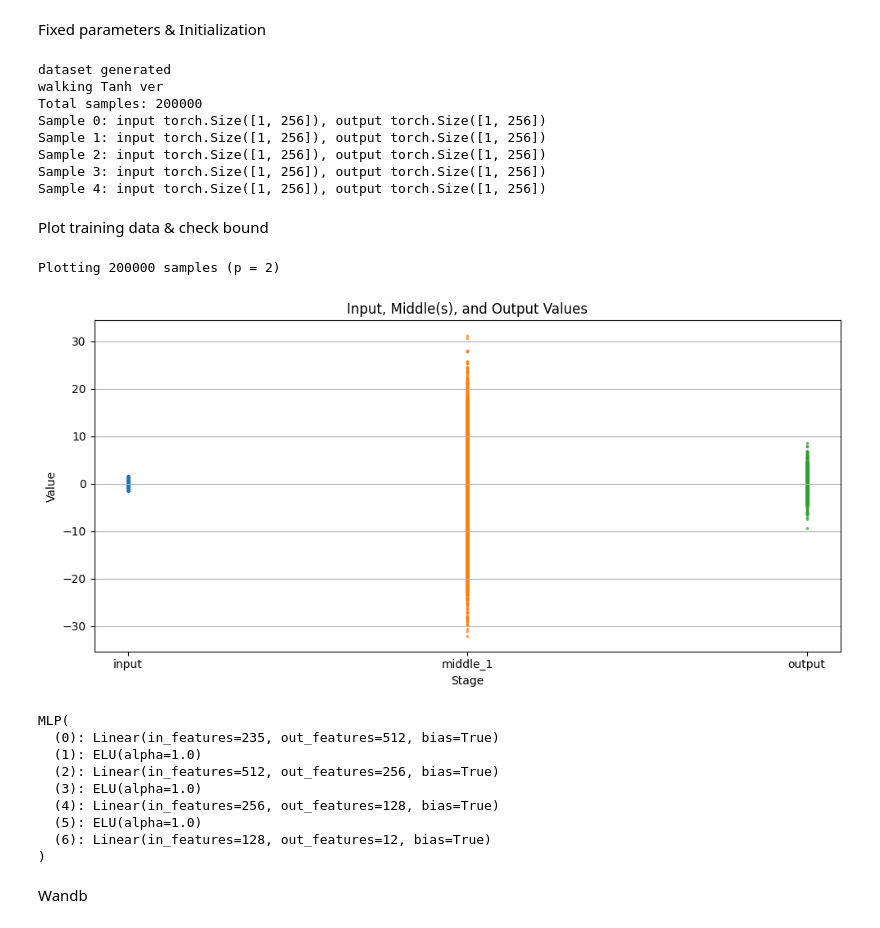
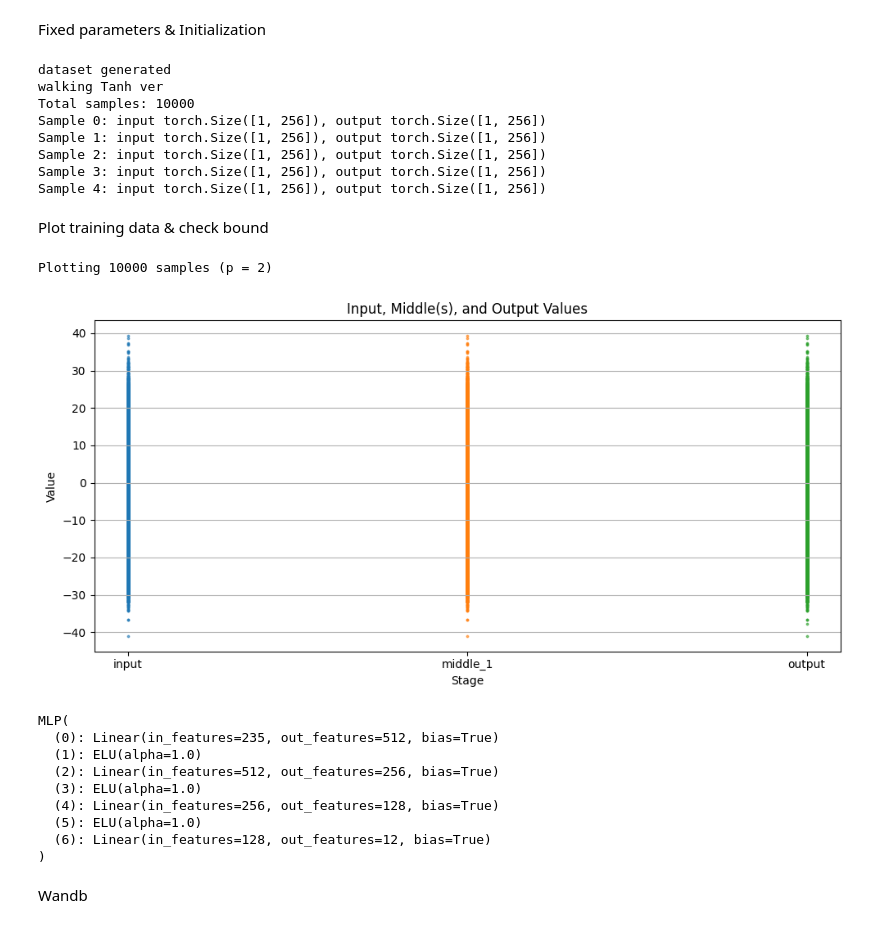
Before and after one commit to gyf23205/Koopman_decompose_ext, a Jupyter notebook: KAE/main_walk_2.ipynb, the cells around one changed output. Drawn from its saved outputs; the diff is of its cells as text; code cells hidden in the pictures.

```diff
--- a/KAE/main_walk_2.ipynb
+++ b/KAE/main_walk_2.ipynb
@@ -46,9 +46,9 @@ load_model = False
 load_model_name = 'test2.pth'
 
 # KAE parameters
-observable_dim = 128 # observable dim
+observable_dim = 64 # observable dim
 padded_dimension = 256 # MUST BE BIGGER THAN ANY STATE DIMENSION (INPUT, OUPTUT, INTERNAL)
-kae_size = 512 # size of KAE
+kae_size = 256 # size of KAE
 c1, c2, c3 = 1, 1, 1 # KAE loss parameters
 p = 2 # KAE prediction step
 loss_dist_mc_sample_num = 5 # number of MC integral samples
@@ -61,7 +61,7 @@ eig_coef = -1
 dist_coef = -1
 
 # Data & Training parameter
-training_data_generation_loop = 100000 # how many loop you will run to generate the data
+training_data_generation_loop = 5000 # how many loop you will run to generate the data
                                       # NOT NUMBER OF TRAINING DATA: that is 'training_data_size'
 validation_data_generation_loop = 1000 # how many loop you will run to generate the data
                                       # NOT NUMBER OF TRAINING DATA: that is 'training_data_size'
@@ -281,7 +281,7 @@ for i, (inp, out) in enumerate(training_data[:5]):  # show first 5
 # %% [output]
 dataset generated
 walking Tanh ver
-Total samples: 200000
+Total samples: 10000
 Sample 0: input torch.Size([1, 256]), output torch.Size([1, 256])
 Sample 1: input torch.Size([1, 256]), output torch.Size([1, 256])
 Sample 2: input torch.Size([1, 256]), output torch.Size([1, 256])
@@ -298,36 +298,37 @@ print(f"Plotting {len(training_data)} samples (p = {p})")
 
 categories = ["input"] + [f"middle_{i+1}" for i in range(p-1)] + ["output"]
 x_labels = list(range(len(categories)))
 all_values = {label: [] for label in categories}
 
 # collect all data by stage
-for i in range(0, 100*p, p):
+# for i in range(0, 100*p, p):
+for i in range(0, 5000):
     seq_pairs = training_data[i:i+p]
     states = [seq_pairs[0][0]]
     for pair in seq_pairs:
         states.append(pair[1])
     states = [s.detach().cpu().flatten() for s in states]
 
     for label, tensor in zip(categories, states):
         all_values[label].extend(tensor.tolist())
 
 # flatten all for plotting
 plt.figure(figsize=(10,5))
 for j, label in enumerate(categories):
     plt.scatter([j]*len(all_values[label]), all_values[label], s=3, alpha=0.6)
 
 plt.xticks(x_labels, categories)
 plt.title("Input, Middle(s), and Output Values")
 plt.xlabel("Stage")
 plt.ylabel("Value")
 plt.grid(True, axis='y')
 plt.tight_layout()
 plt.show()
 
 print(original_model)
 # %% [output]
-Plotting 200000 samples (p = 2)
+Plotting 10000 samples (p = 2)
-[figure, old version]
+[figure, new version]
 MLP(
   (0): Linear(in_features=235, out_features=512, bias=True)
   (1): ELU(alpha=1.0)
```
Also changed, not shown: parts of 2 cells of this notebook, 1 other file.
